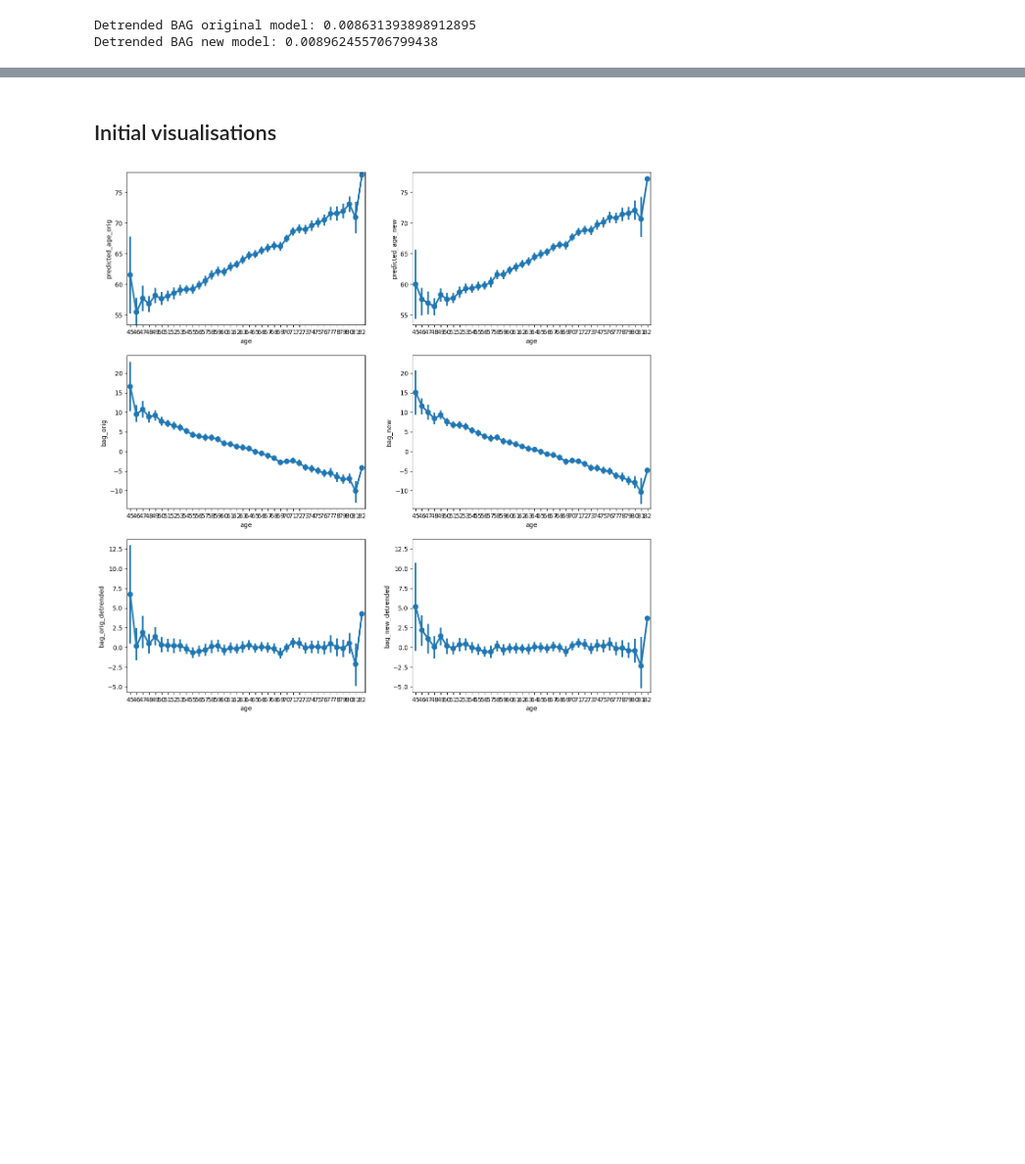
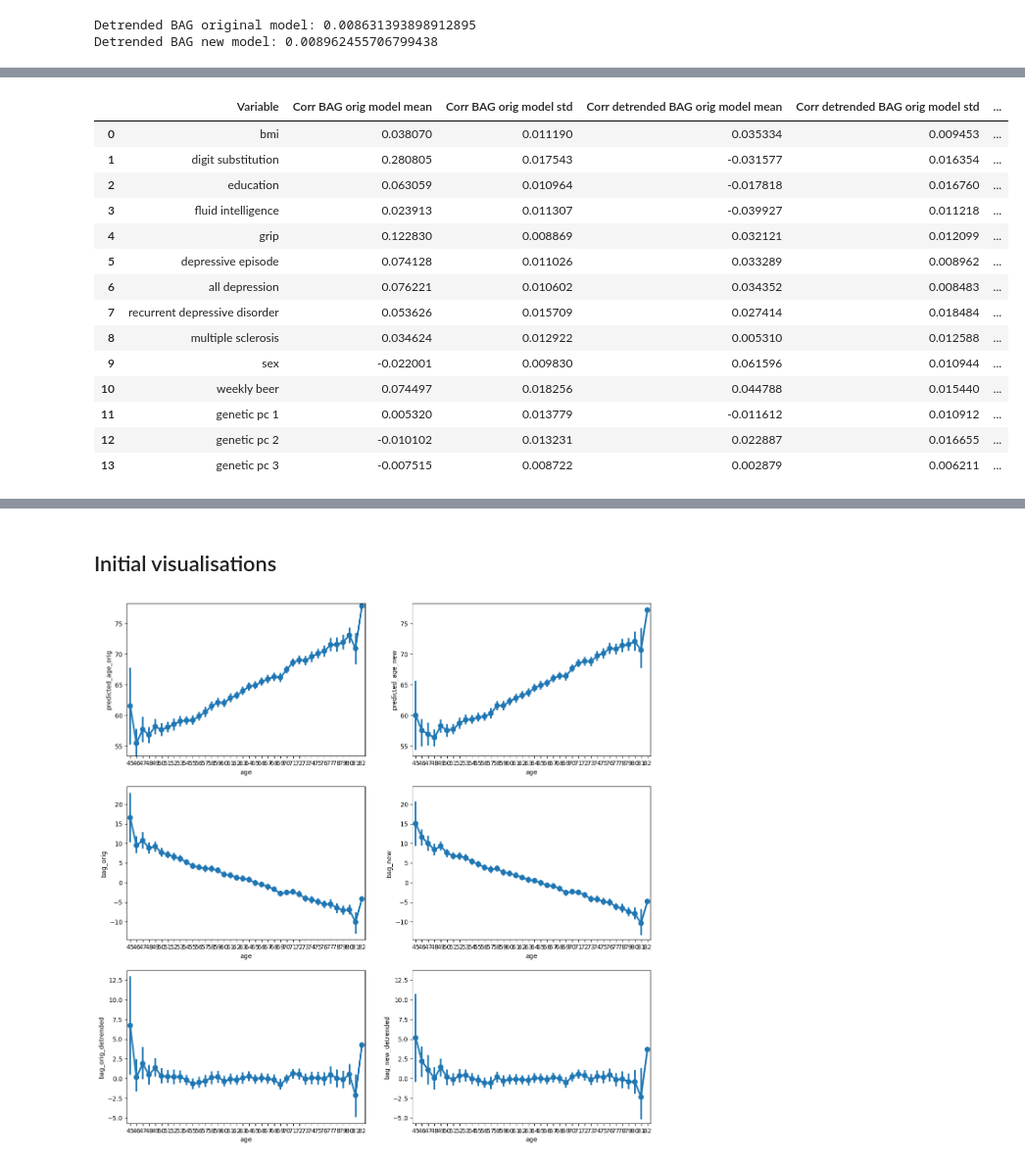
Before and after one commit to laura-riedel/brain_age_1D-CNN, a Jupyter notebook: src/schaefer_ts/brain_age_gaps.ipynb, the cells around one changed output, grey strips where cells are left out. Shown at 98% size. Drawn from its saved outputs; the diff is of its cells as text; code cells hidden in the pictures; blank space fills up the shorter version.

Commit message:
Add bootstrapping for correlations

```diff
--- a/src/schaefer_ts/brain_age_gaps.ipynb
+++ b/src/schaefer_ts/brain_age_gaps.ipynb
@@ -94,0 +97,3 @@ variables_corrs
+# %%
+true_age_corrs_bs, variables_corrs_bs = utils.bootstrap_pipeline(data_overview_heldout,models=['orig','new'],n_iterations=10)
+true_age_corrs_bs
@@ -94,0 +119,18 @@ variables_corrs
+# %%
+variables_corrs_bs
+# %% [output]
+|  | Variable | Corr BAG orig model mean | Corr BAG orig model std | Corr detrended BAG orig model mean | Corr detrended BAG orig model std | ... |
+| 0 | bmi | 0.038070 | 0.011190 | 0.035334 | 0.009453 | ... |
+| 1 | digit substitution | 0.280805 | 0.017543 | -0.031577 | 0.016354 | ... |
+| 2 | education | 0.063059 | 0.010964 | -0.017818 | 0.016760 | ... |
+| 3 | fluid intelligence | 0.023913 | 0.011307 | -0.039927 | 0.011218 | ... |
+| 4 | grip | 0.122830 | 0.008869 | 0.032121 | 0.012099 | ... |
+| 5 | depressive episode | 0.074128 | 0.011026 | 0.033289 | 0.008962 | ... |
+| 6 | all depression | 0.076221 | 0.010602 | 0.034352 | 0.008483 | ... |
+| 7 | recurrent depressive disorder | 0.053626 | 0.015709 | 0.027414 | 0.018484 | ... |
+| 8 | multiple sclerosis | 0.034624 | 0.012922 | 0.005310 | 0.012588 | ... |
+| 9 | sex | -0.022001 | 0.009830 | 0.061596 | 0.010944 | ... |
+| 10 | weekly beer | 0.074497 | 0.018256 | 0.044788 | 0.015440 | ... |
+| 11 | genetic pc 1 | 0.005320 | 0.013779 | -0.011612 | 0.010912 | ... |
+| 12 | genetic pc 2 | -0.010102 | 0.013231 | 0.022887 | 0.016655 | ... |
+| 13 | genetic pc 3 | -0.007515 | 0.008722 | 0.002879 | 0.006211 | ... |
```
Also changed, not shown: parts of 6 cells of this notebook, 1 other file.
